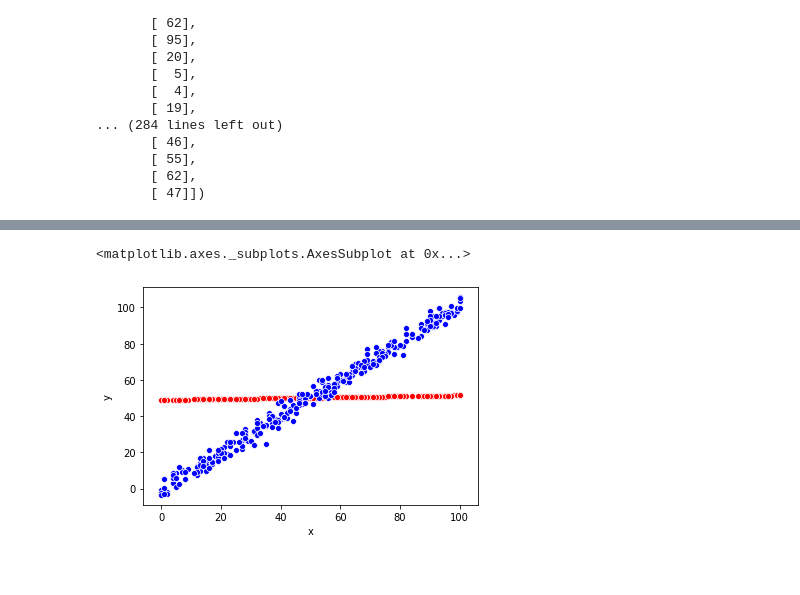
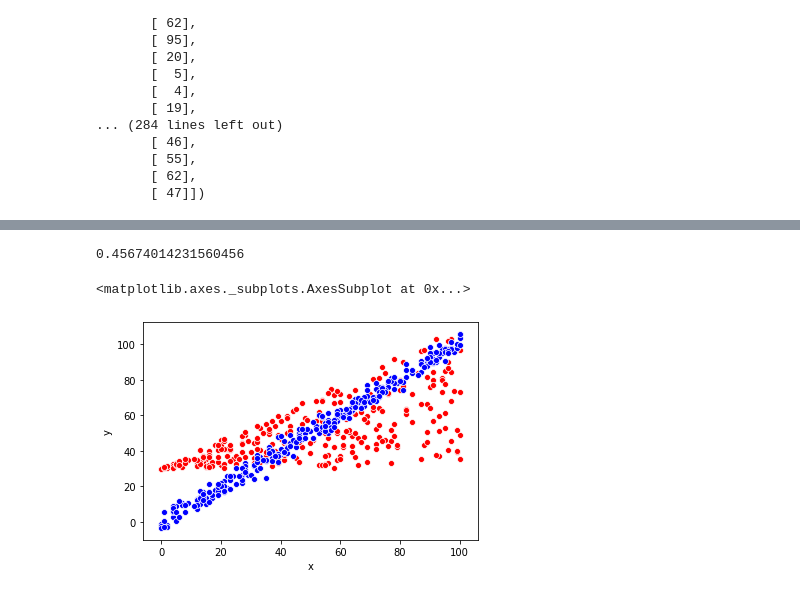
Before and after one commit to gabubellon/xp-ds-joi-2019, a Jupyter notebook: semana08/01.semana08.ipynb, the cells around one changed output, grey strips where cells are left out. Drawn from its saved outputs; the diff is of its cells as text; code cells hidden in the pictures.

```diff
--- a/semana08/01.semana08.ipynb
+++ b/semana08/01.semana08.ipynb
@@ -123,0 +159,2 @@ df_pred
+# %%
+df_test['f1']  = df_test['x'].apply(lambda x: x * random.random())
@@ -123,0 +177,10 @@ df_pred
+# %%
+features = ['x','f1']
+df_x_test = df_test[features]
+df_y_test = df_test.y
+# %%
+y_pred_2 = ln.predict(df_x_test)
+# %%
+df_pred_2 = df_test
+df_pred_2['y_liner'] = y_pred_2
+df_pred_2
@@ -124,6 +201,10 @@ df_pred
+# %%
+print(r2_score(df_y_test,y_pred_2))
+# %% [output]
+0.45674014231560456
 # %%
-sns.scatterplot(x='x',y='new_y', data=df_pred,color='red')
-sns.scatterplot(x='x',y='y', data=df_pred,color='blue')
+sns.scatterplot(x='x',y='y_liner', data=df_pred_2,color='red')
+sns.scatterplot(x='x',y='y', data=df_pred_2,color='blue')
 # %% [output]
 <matplotlib.axes._subplots.AxesSubplot at 0x...>
-[figure, old version]
+[figure, new version]
```
Also changed, not shown: parts of 12 cells of this notebook, 2 other files.
